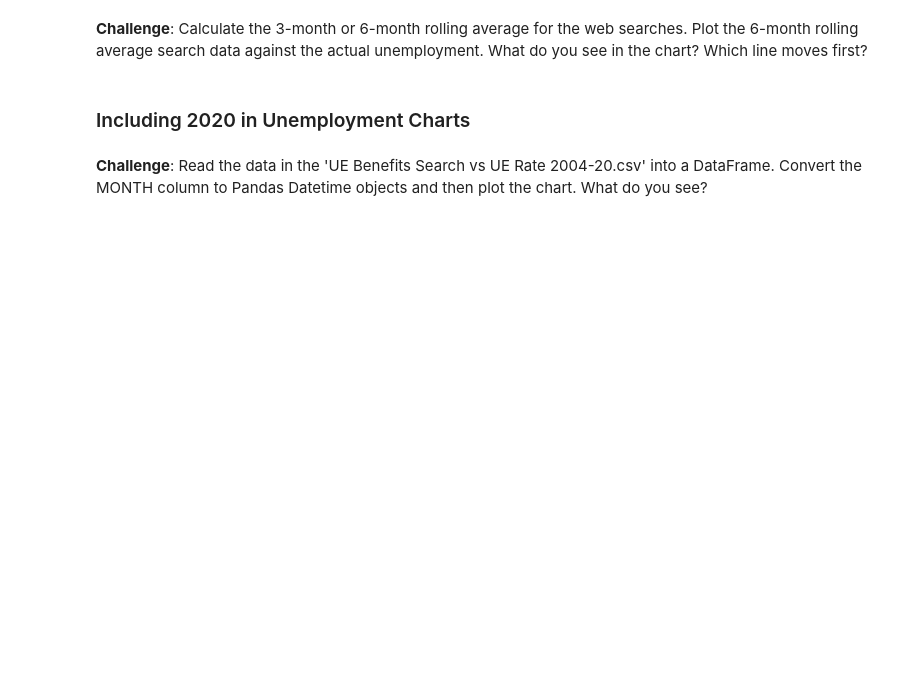
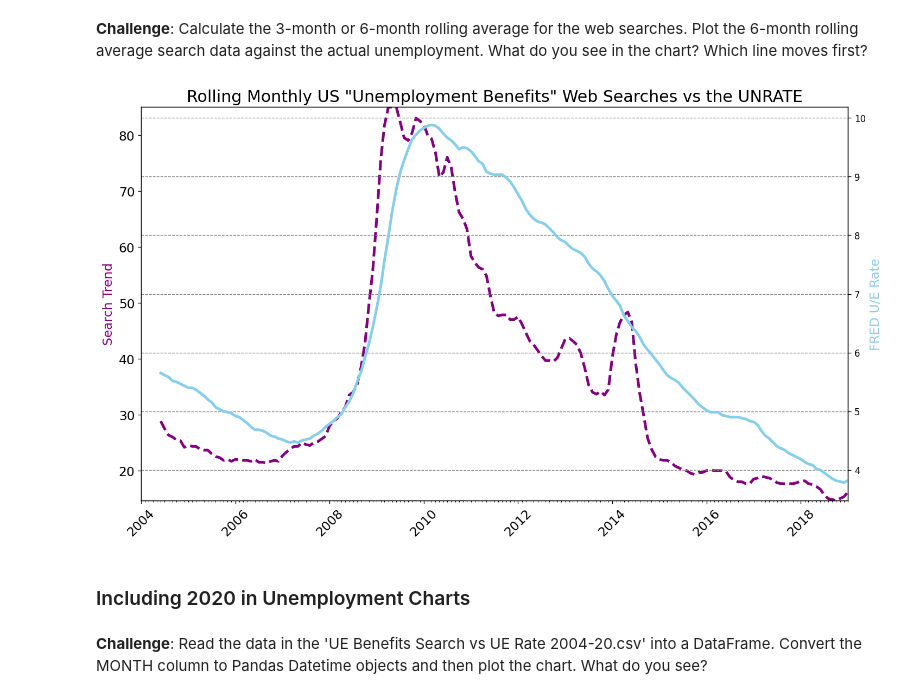
Before and after one commit to jhoeljp/Data-Analytics, a Jupyter notebook: Other/Google_Trends/Google_Trends_Analysis.ipynb, the cells around one changed output. Drawn from its saved outputs; the diff is of its cells as text; code cells hidden in the pictures; blank space fills up the shorter version.

```diff
--- a/Other/Google_Trends/Google_Trends_Analysis.ipynb
+++ b/Other/Google_Trends/Google_Trends_Analysis.ipynb
@@ -394,5 +399,34 @@ plt.show()
 # %% [markdown]
 **Challenge**: Calculate the 3-month or 6-month rolling average for the web searches. Plot the 6-month rolling average search data against the actual unemployment. What do you see in the chart? Which line moves first?
+# %%
+roll_df = df_unemployment[['UE_BENEFITS_WEB_SEARCH', 'UNRATE']].rolling(window=6).mean()
+
+plt.figure(figsize=(14,8),dpi=120)
+plt.title('Rolling Monthly US "Unemployment Benefits" Web Searches vs the UNRATE',fontsize=18)
+plt.xticks(fontsize=14,rotation=45)
+plt.yticks(fontsize=14)
+
+ax1 = plt.gca()
+ax2 = ax1.twinx()
+
+ax1.xaxis.set_major_locator(years)
+ax1.xaxis.set_major_formatter(years_fmt)
+ax1.xaxis.set_minor_locator(months)
+
+ax1.plot(df_unemployment.MONTH,roll_df.UE_BENEFITS_WEB_SEARCH,c='purple', linewidth=3,linestyle='--')
+ax1.set_ylabel('Search Trend',c='purple',fontsize=14)
+
+ax1.set_ylim(roll_df.UE_BENEFITS_WEB_SEARCH.min(),roll_df.UE_BENEFITS_WEB_SEARCH.max())
+ax1.set_xlim([df_unemployment.MONTH.min(), df_unemployment.MONTH.max()])
+
+plt.grid(color='grey', linestyle='--')
+
+ax2.plot(df_unemployment.MONTH,roll_df.UNRATE, c='skyblue', linewidth=3)
+ax2.set_ylabel('FRED U/E Rate',c='skyblue',fontsize=14)
+
+plt.show()
+# %% [output]
+[figure, added]
 # %% [markdown]
 ### Including 2020 in Unemployment Charts
 # %% [markdown]
```
Also changed, not shown: parts of 4 cells of this notebook.
